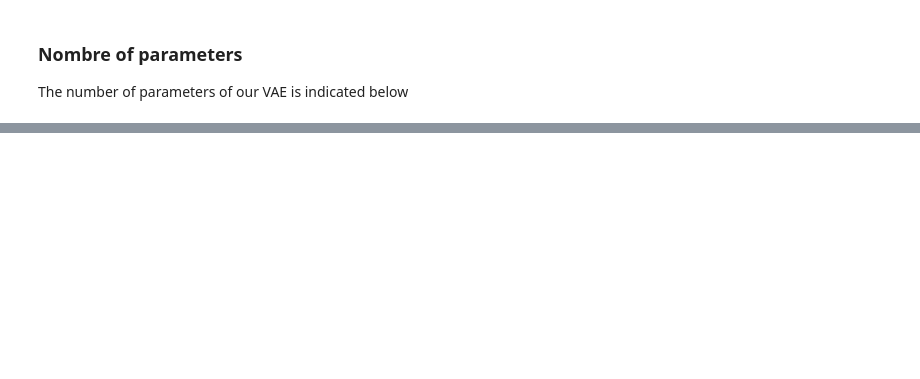
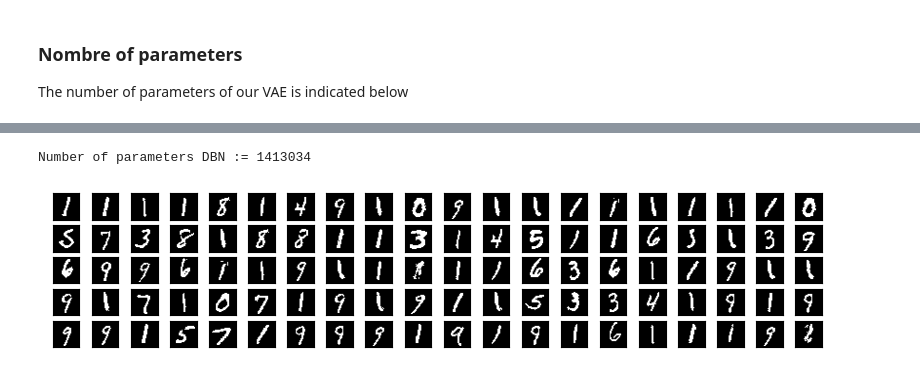
Before and after one commit to sabdoudaoura/Comparison-of-generation-methods, a Jupyter notebook: comparison.ipynb, the cells around one changed output, grey strips where cells are left out. Saved outputs shown, nothing was run; the diff lists cells and outputs as text; code cells hidden in the pictures; blank space fills up the shorter version.

```diff
--- a/comparison.ipynb
+++ b/comparison.ipynb
@@ -42,0 +92,19 @@ for i in range(100):
+# %%
+# init the DBN with 3 layers
+hidden_sizes = [1000,500,250]
+input_size = 784
+dbn = DBN(input_size,hidden_sizes,device)
+print("Number of parameters DBN := {}".format(dbn.parameters()))
+# %% [output]
+Number of parameters DBN := 1413034
+# %%
+dbn.train(data=digits_test,n_steps=5000,alpha=1e-1,batch_size=128)
+# %%
+gen2 = dbn.generate(100,1000)
+plt.figure(figsize=(10,2))
+for i in range(100):
+    plt.subplot(5,20,i+1)
+    plt.imshow(gen2[i].detach().cpu().numpy().reshape(28,28),cmap='gray')
+    plt.xticks([]),plt.yticks([])
+# %% [output]
+[figure, added]
```
Also changed, not shown: parts of 11 cells of this notebook, 3 other files.
